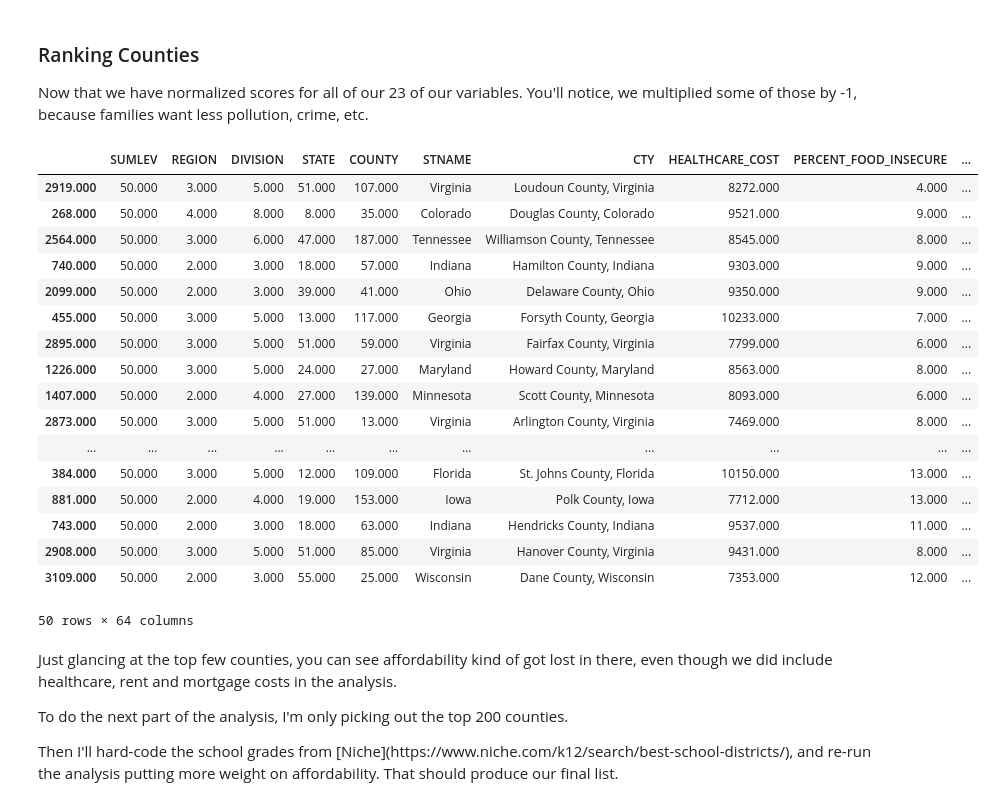
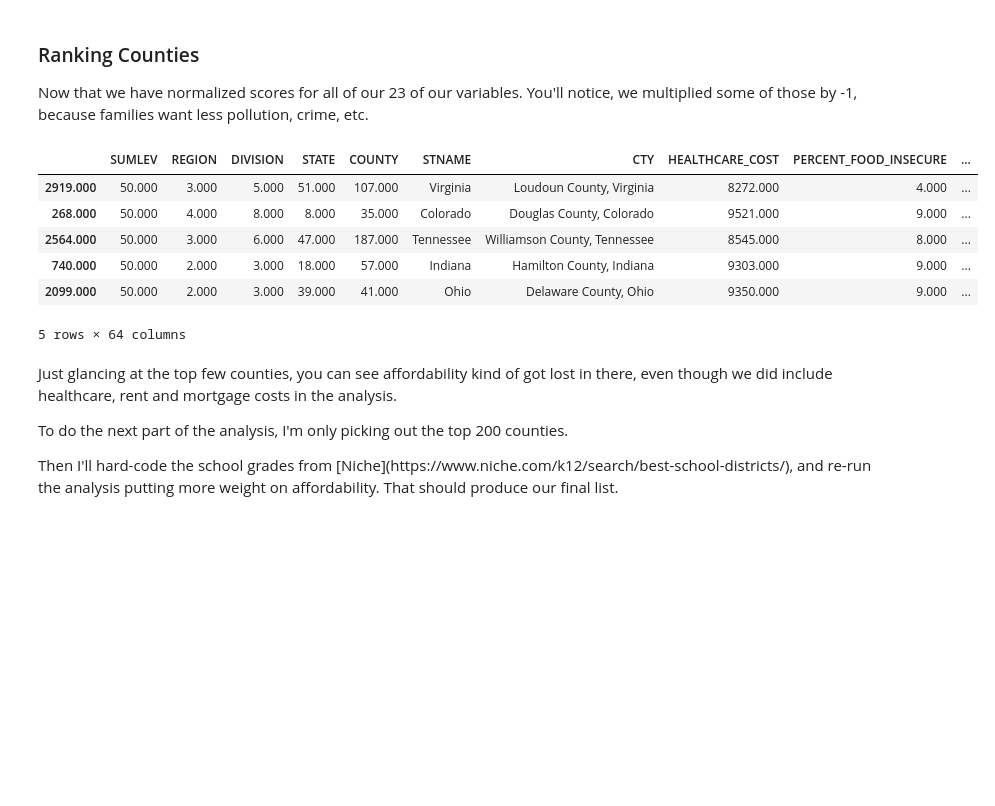
Before and after one commit to AlexMahadevan/raise_a_family, a Jupyter notebook: 25 Affordable Cities to Raise a Family.ipynb, the cells around one changed output. Drawn from its saved outputs; the diff is of its cells as text; code cells hidden in the pictures; blank space fills up the shorter version.

```diff
--- a/25 Affordable Cities to Raise a Family.ipynb
+++ b/25 Affordable Cities to Raise a Family.ipynb
@@ -151,26 +151,15 @@ df['zSCORE_TOTAL'] = (df['zPERCENT_WITH_KIDS'] + df['zBIRTHS_PER_CAPITA'] + df['
 # %%
 df_sorted = df.sort_values('zSCORE_TOTAL', ascending=False)
 # %%
-df_sorted.head(50)
+df_sorted.head(5)
 # %% [output]
 |  | SUMLEV | REGION | DIVISION | STATE | COUNTY | STNAME | CTY | HEALTHCARE_COST | PERCENT_FOOD_INSECURE | ... |
 | 2919.000 | 50.000 | 3.000 | 5.000 | 51.000 | 107.000 | Virginia | Loudoun County, Virginia | 8272.000 | 4.000 | ... |
 | 268.000 | 50.000 | 4.000 | 8.000 | 8.000 | 35.000 | Colorado | Douglas County, Colorado | 9521.000 | 9.000 | ... |
 | 2564.000 | 50.000 | 3.000 | 6.000 | 47.000 | 187.000 | Tennessee | Williamson County, Tennessee | 8545.000 | 8.000 | ... |
 | 740.000 | 50.000 | 2.000 | 3.000 | 18.000 | 57.000 | Indiana | Hamilton County, Indiana | 9303.000 | 9.000 | ... |
 | 2099.000 | 50.000 | 2.000 | 3.000 | 39.000 | 41.000 | Ohio | Delaware County, Ohio | 9350.000 | 9.000 | ... |
-| 455.000 | 50.000 | 3.000 | 5.000 | 13.000 | 117.000 | Georgia | Forsyth County, Georgia | 10233.000 | 7.000 | ... |
-| 2895.000 | 50.000 | 3.000 | 5.000 | 51.000 | 59.000 | Virginia | Fairfax County, Virginia | 7799.000 | 6.000 | ... |
-| 1226.000 | 50.000 | 3.000 | 5.000 | 24.000 | 27.000 | Maryland | Howard County, Maryland | 8563.000 | 8.000 | ... |
-| 1407.000 | 50.000 | 2.000 | 4.000 | 27.000 | 139.000 | Minnesota | Scott County, Minnesota | 8093.000 | 6.000 | ... |
-| 2873.000 | 50.000 | 3.000 | 5.000 | 51.000 | 13.000 | Virginia | Arlington County, Virginia | 7469.000 | 8.000 | ... |
-| ... | ... | ... | ... | ... | ... | ... | ... | ... | ... | ... |
-| 384.000 | 50.000 | 3.000 | 5.000 | 12.000 | 109.000 | Florida | St. Johns County, Florida | 10150.000 | 13.000 | ... |
-| 881.000 | 50.000 | 2.000 | 4.000 | 19.000 | 153.000 | Iowa | Polk County, Iowa | 7712.000 | 13.000 | ... |
-| 743.000 | 50.000 | 2.000 | 3.000 | 18.000 | 63.000 | Indiana | Hendricks County, Indiana | 9537.000 | 11.000 | ... |
-| 2908.000 | 50.000 | 3.000 | 5.000 | 51.000 | 85.000 | Virginia | Hanover County, Virginia | 9431.000 | 8.000 | ... |
-| 3109.000 | 50.000 | 2.000 | 3.000 | 55.000 | 25.000 | Wisconsin | Dane County, Wisconsin | 7353.000 | 12.000 | ... |
-50 rows × 64 columns
+5 rows × 64 columns
 # %%
 df_sorted.to_csv("/Users/alexmahadevan/Code/raise_a_family/county data sorted.csv")
 # %% [markdown]
```
Also changed, not shown: parts of 5 cells of this notebook, 4 other files.
